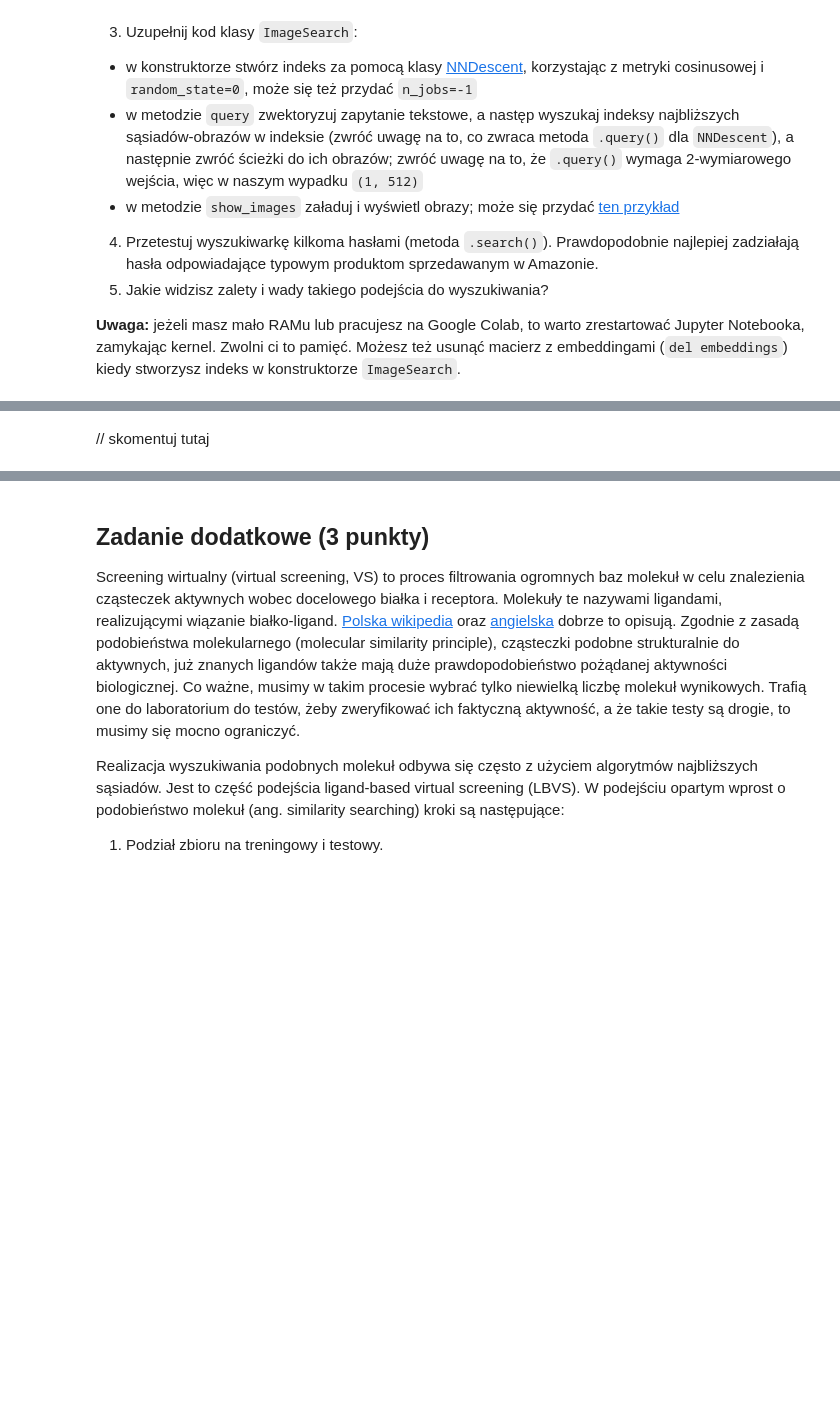
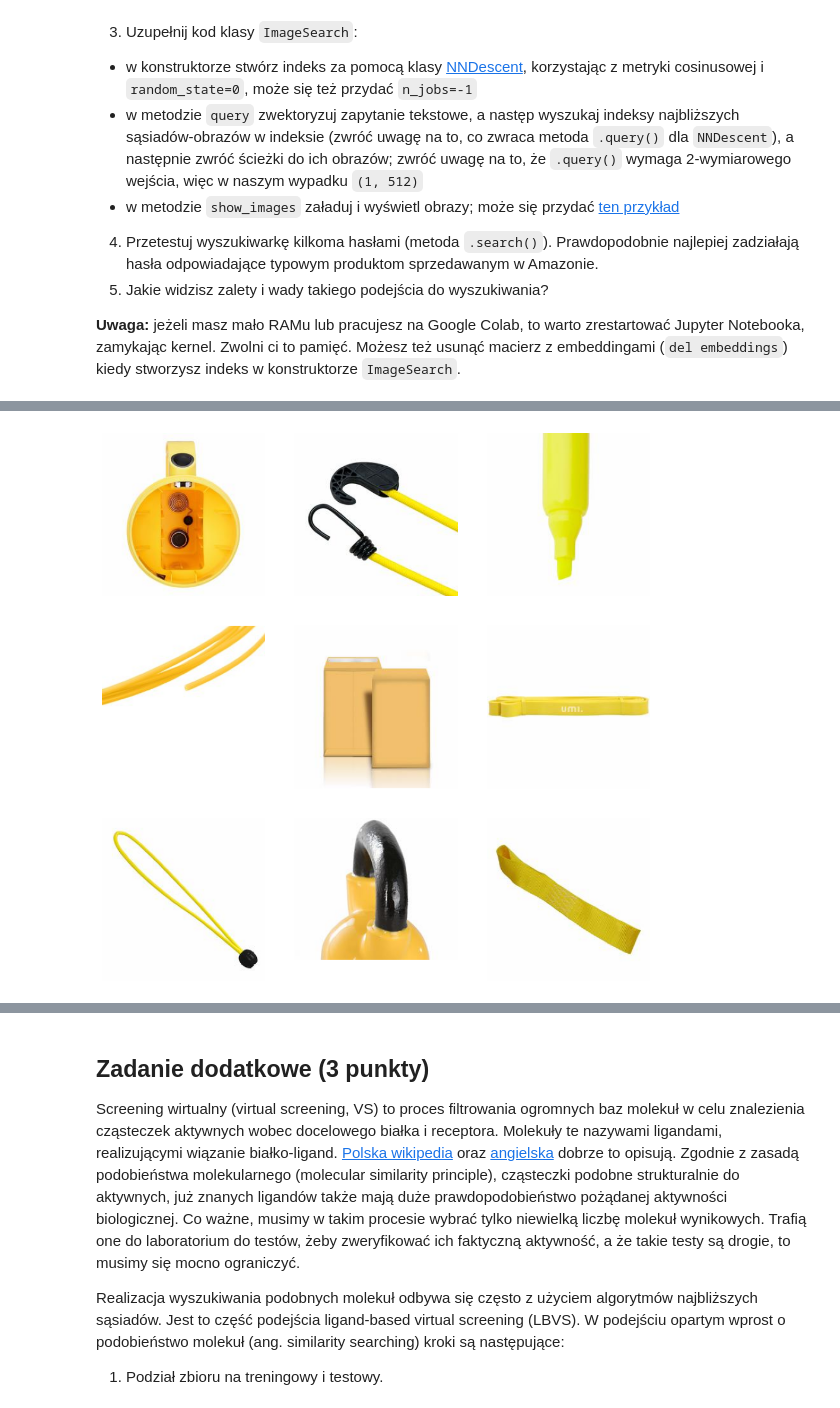
Before and after one commit to domino644/pum, a Jupyter notebook: lab2/notebook.ipynb, the cells around one changed output, grey strips where cells are left out. Cells and saved outputs as stored; diff of their text form; code cells hidden in the pictures; blank space fills up the shorter version.

```diff
--- a/lab2/notebook.ipynb
+++ b/lab2/notebook.ipynb
@@ -644,9 +773,10 @@ import joblib
 import torch
 from sentence_transformers import SentenceTransformer
 from tqdm.notebook import tqdm
+from PIL import Image
 
 
-MAX_IMAGES = 50000
+MAX_IMAGES = 25000
 BATCH_SIZE = joblib.cpu_count(only_physical_cores=True)
 
 
@@ -668,14 +798,21 @@ def vectorize_images(image_paths: pd.Series) -> np.ndarray:
         start_idx = 0
         for batch in batched(image_paths.iloc[:MAX_IMAGES], BATCH_SIZE):
             # update end_idx; remember to stop at MAX_IMAGES!
+            end_idx = start_idx + BATCH_SIZE
+            if end_idx > MAX_IMAGES:
+                break
 
             # load images with Image.open()
+            images = [Image.open(path) for path in batch]
 
             # calculate embeddings
+            batch_embeddings = model.encode(images, batch_size=BATCH_SIZE, convert_to_tensor=False, device=device)
 
             # save embeddings in the embeddings array
+            embeddings[start_idx:end_idx] = batch_embeddings
 
             # update start_idx
+            start_idx = end_idx
 
             pbar.update(BATCH_SIZE)
 
@@ -683,6 +820,10 @@ def vectorize_images(image_paths: pd.Series) -> np.ndarray:
 # %%
 embeddings = vectorize_images(image_paths)
 # %%
+from pynndescent import NNDescent
+from matplotlib.image import imread
+from mpl_toolkits.axes_grid1 import ImageGrid
+
 class ImageSearch:
     def __init__(self, image_paths: pd.Series, embeddings: np.ndarray):
         # change to Numpy array to avoid .iloc[] and just index with []
@@ -692,15 +833,27 @@ class ImageSearch:
         self.model = SentenceTransformer("clip-ViT-B-32", device=device)
 
         # create PyNNDescent index
-        self.index = ...
+        self.index = NNDescent(embeddings, metric="cosine", random_state=0, n_jobs=-1)
 
     def search(self, text: str, n_neighbors: int = 9) -> None:
         image_paths = self.query(text, n_neighbors)
         self.show(image_paths)
 
-    def query(self, text: str, n_neighbors: int = 9) -> list[str]: ...
+    def query(self, text: str, n_neighbors: int = 9) -> list[str]:
+        query_embedding = self.model.encode([text], convert_to_tensor=False)
+        indices, _ = self.index.query(query_embedding.reshape(1, -1), k=n_neighbors)
+        return [self.image_paths[idx] for idx in indices[0]]
 
-    def show(self, image_paths: list[str]) -> None: ...
+    def show(self, image_paths: list[str]) -> None:
+        fig = plt.figure(figsize=(12, 12))
+        grid = ImageGrid(fig, 111, nrows_ncols=(3, 3), axes_pad=0.5)
+
+        for ax, img_path in zip(grid, image_paths):
+            img = imread(img_path)
+            ax.imshow(img)
+            ax.axis("off")
+
+        plt.show()
 # %%
 image_search = ImageSearch(image_paths, embeddings)
 # %%
@@ -708,2 +863,4 @@ image_search.search("blue pillow")
-# %% [markdown]
-// skomentuj tutaj
+# %%
+image_search.search("yellow car")
+# %% [output]
+[figure, added]
```
Also changed, not shown: parts of 22 cells of this notebook, 3 other files.
